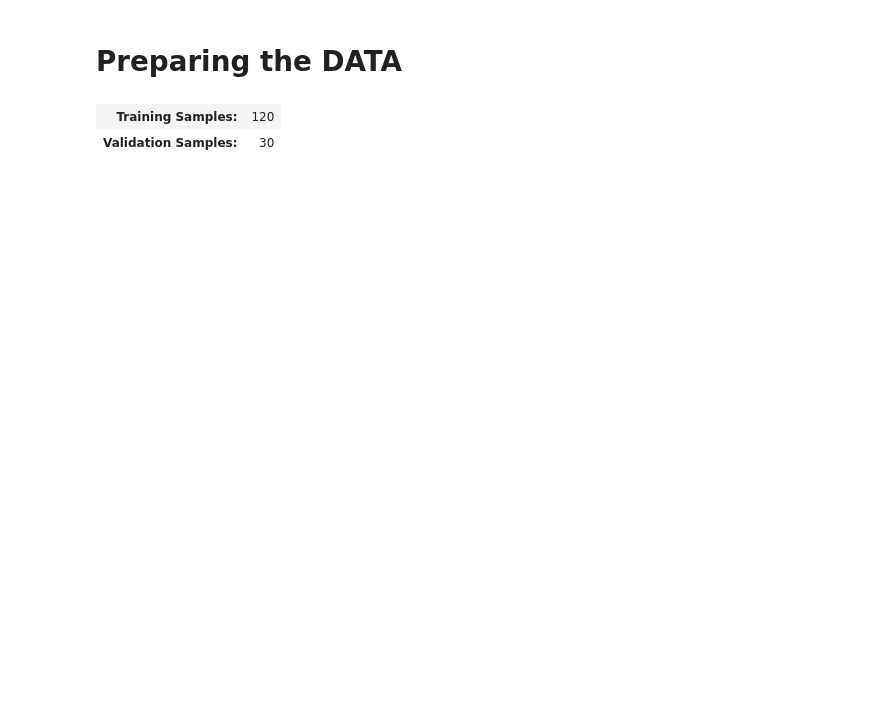
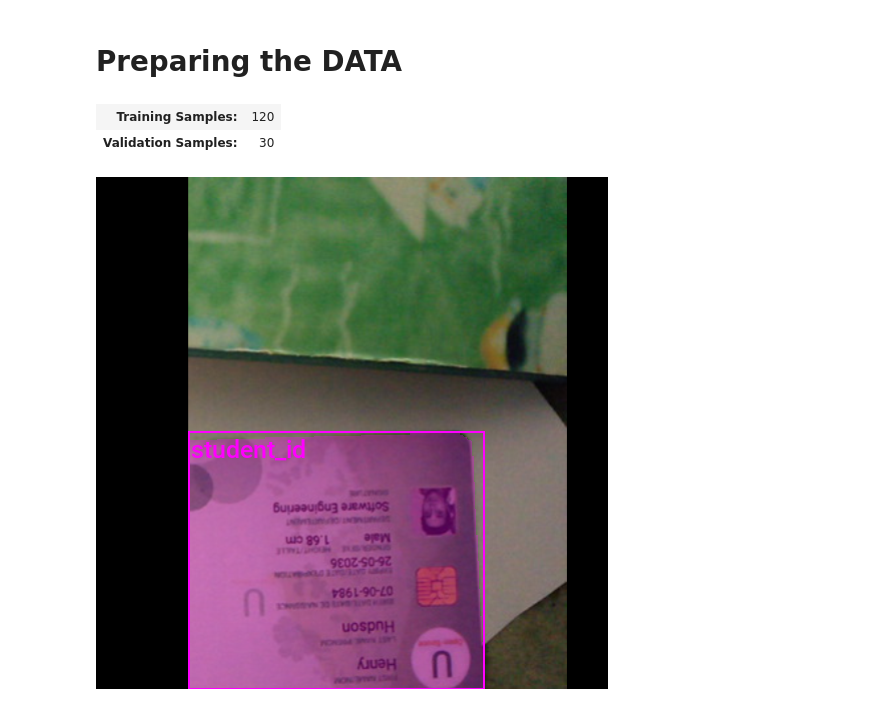
Before and after one commit to roborew/ComputerVision, a Jupyter notebook: pytorch_mask_rcnn/studentId/Train_Mask_RCNN_StudentId.ipynb, the cells around one changed output. Saved outputs shown, nothing was run; the diff lists cells and outputs as text; code cells hidden in the pictures; blank space fills up the shorter version.

Commit message:
MASK RCNN updates

```diff
--- a/pytorch_mask_rcnn/studentId/Train_Mask_RCNN_StudentId.ipynb
+++ b/pytorch_mask_rcnn/studentId/Train_Mask_RCNN_StudentId.ipynb
@@ -410,3 +412,87 @@ pd.Series({
 # %% [output]
 | Training Samples: | 120 |
 | Validation Samples: | 30 |
+# %%
+# Set training image size
+train_sz = 512
+# %%
+# Create a RandomIoUCrop object
+iou_crop = CustomRandomIoUCrop(min_scale=0.3,
+                               max_scale=1.0,
+                               min_aspect_ratio=0.5,
+                               max_aspect_ratio=2.0,
+                               sampler_options=[0.0, 0.1, 0.3, 0.5, 0.7, 0.9, 1.0],
+                               trials=400,
+                               jitter_factor=0.25)
+# %%
+# Create a `ResizeMax` object
+resize_max = ResizeMax(max_sz=train_sz)
+
+# Create a `PadSquare` object
+pad_square = PadSquare(shift=True, fill=0)
+# %%
+# Extract the labels for the sample
+labels = [shape['label'] for shape in annotation_df.loc[file_id]['shapes']]
+# Extract the polygon points for segmentation mask
+shape_points = [shape['points'] for shape in annotation_df.loc[file_id]['shapes']]
+# Format polygon points for PIL
+xy_coords = [[tuple(p) for p in points] for points in shape_points]
+# Generate mask images from polygons
+mask_imgs = [create_polygon_mask(sample_img.size, xy) for xy in xy_coords]
+# Convert mask images to tensors
+masks = torch.concat([Mask(transforms.PILToTensor()(mask_img), dtype=torch.bool) for mask_img in mask_imgs])
+# Generate bounding box annotations from segmentation masks
+bboxes = BoundingBoxes(data=torchvision.ops.masks_to_boxes(masks), format='xyxy', canvas_size=sample_img.size[::-1])
+
+# Get colors for dataset sample
+sample_colors = [int_colors[i] for i in [class_names.index(label) for label in labels]]
+
+# Prepare mask and bounding box targets
+targets = {
+    'masks': Mask(masks),
+    'boxes': bboxes,
+    'labels': torch.Tensor([class_names.index(label) for label in labels])
+}
+
+# Crop the image
+cropped_img, targets = iou_crop(sample_img, targets)
+
+# Resize the image
+resized_img, targets = resize_max(cropped_img, targets)
+
+# Pad the image
+padded_img, targets = pad_square(resized_img, targets)
+
+# Ensure the padded image is the target size
+resize = transforms.Resize([train_sz] * 2, antialias=True)
+resized_padded_img, targets = resize(padded_img, targets)
+sanitized_img, targets = transforms.SanitizeBoundingBoxes()(resized_padded_img, targets)
+
+# Annotate the sample image with segmentation masks
+annotated_tensor = draw_segmentation_masks(
+    image=transforms.PILToTensor()(sanitized_img),
+    masks=targets['masks'],
+    alpha=0.3,
+    colors=sample_colors
+)
+
+# Annotate the sample image with labels and bounding boxes
+annotated_tensor = draw_bboxes(
+    image=annotated_tensor,
+    boxes=targets['boxes'],
+    labels=[class_names[int(label.item())] for label in targets['labels']],
+    colors=sample_colors
+)
+
+# # Display the annotated image
+display(tensor_to_pil(annotated_tensor))
+
+pd.Series({
+    "Source Image:": sample_img.size,
+    "Cropped Image:": cropped_img.size,
+    "Resized Image:": resized_img.size,
+    "Padded Image:": padded_img.size,
+    "Resized Padded Image:": resized_padded_img.size,
+}).to_frame().style.hide(axis='columns')
+# %% [output]
+[figure, added]
```
Also changed, not shown: parts of 16 cells of this notebook, 4 other files.
